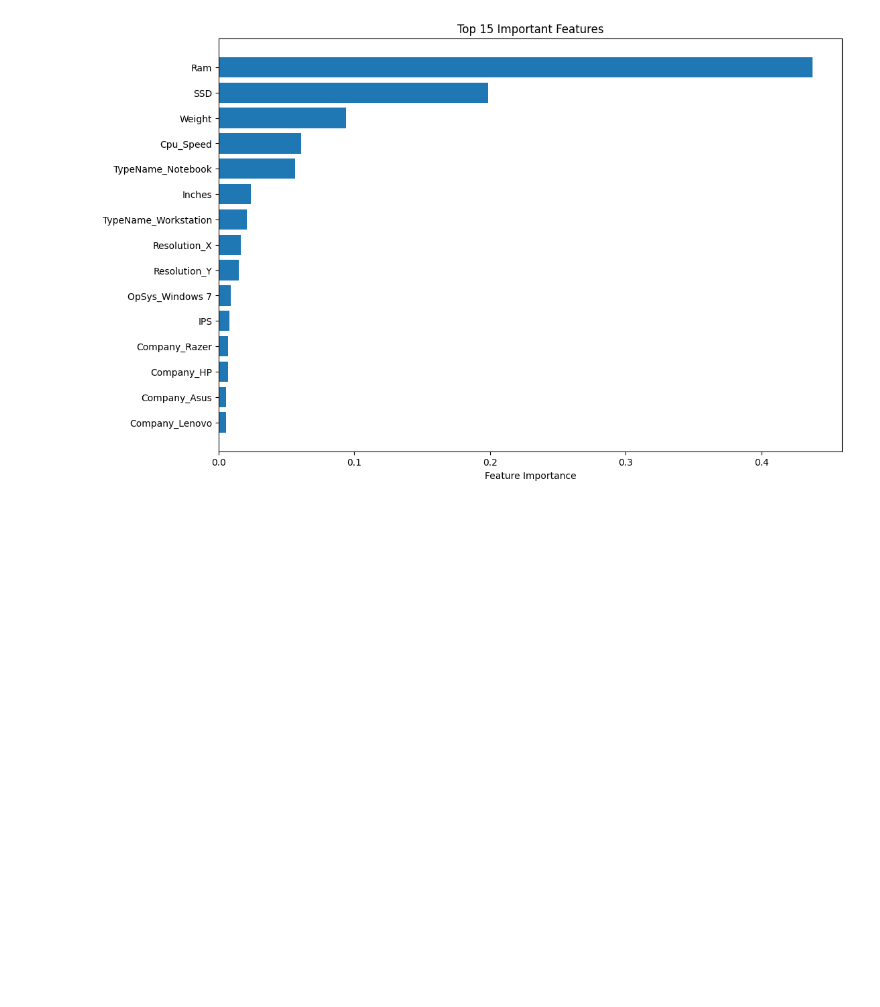
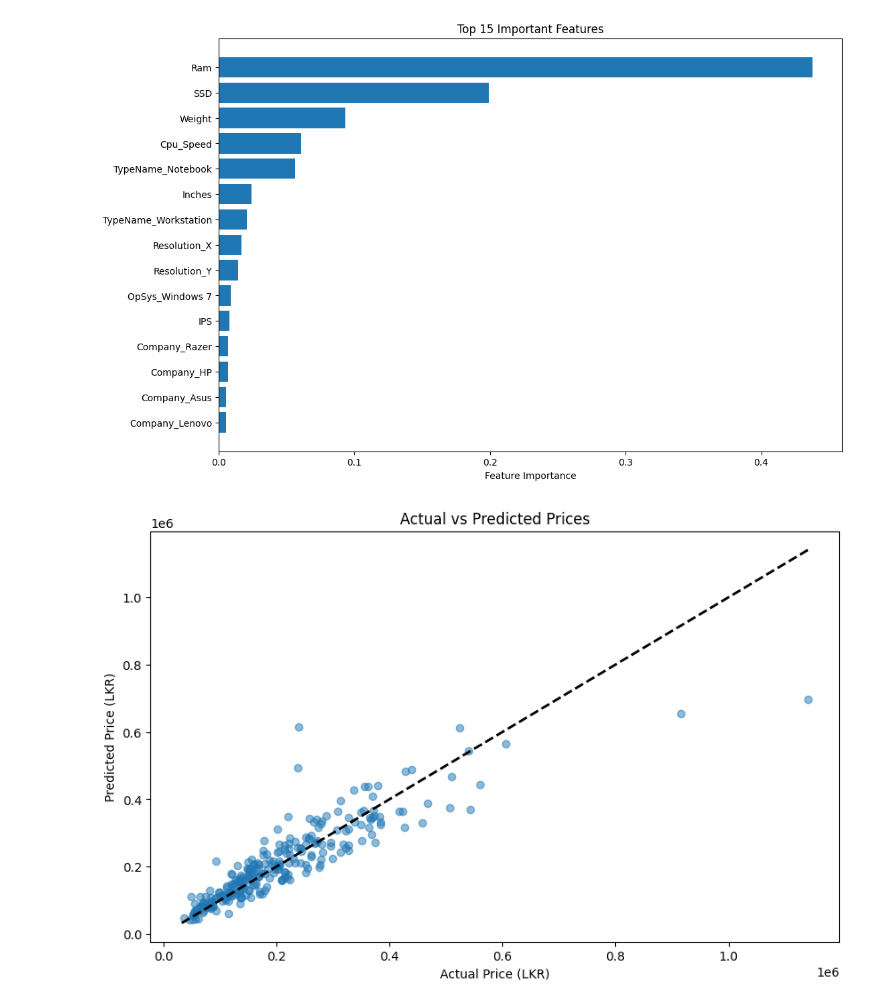
Before and after one commit to Ddasunsandeepa/laptop_price_predictor_project, a Jupyter notebook: notebooks/FC212034_Kishgintharaam/RandomForest.ipynb, the cells around one changed output. Cells and saved outputs as stored; diff of their text form; code cells hidden in the pictures; blank space fills up the shorter version.

```diff
--- a/notebooks/FC212034_Kishgintharaam/RandomForest.ipynb
+++ b/notebooks/FC212034_Kishgintharaam/RandomForest.ipynb
@@ -129,7 +152,7 @@ features = [
     'Resolution_X', 'Resolution_Y', 'Weight', 'OpSys'
 ]
 
-target = 'Price_euros'
+target = 'Price'
 # %%
 X = df[features]
 y = df[target]
@@ -224,3 +252,14 @@ plt.gca().invert_yaxis()
 plt.show()
 # %% [output]
 [figure]
+# %%
+# Visualize actual vs predicted prices
+plt.figure(figsize=(10, 6))
+plt.scatter(y_test, y_pred, alpha=0.5)
+plt.plot([y.min(), y.max()], [y.min(), y.max()], 'k--', lw=2)  # Perfect prediction line
+plt.xlabel('Actual Price (LKR)')
+plt.ylabel('Predicted Price (LKR)')
+plt.title('Actual vs Predicted Prices')
+plt.show()
+# %% [output]
+[figure, added]
```
Also changed, not shown: parts of 11 cells of this notebook.
